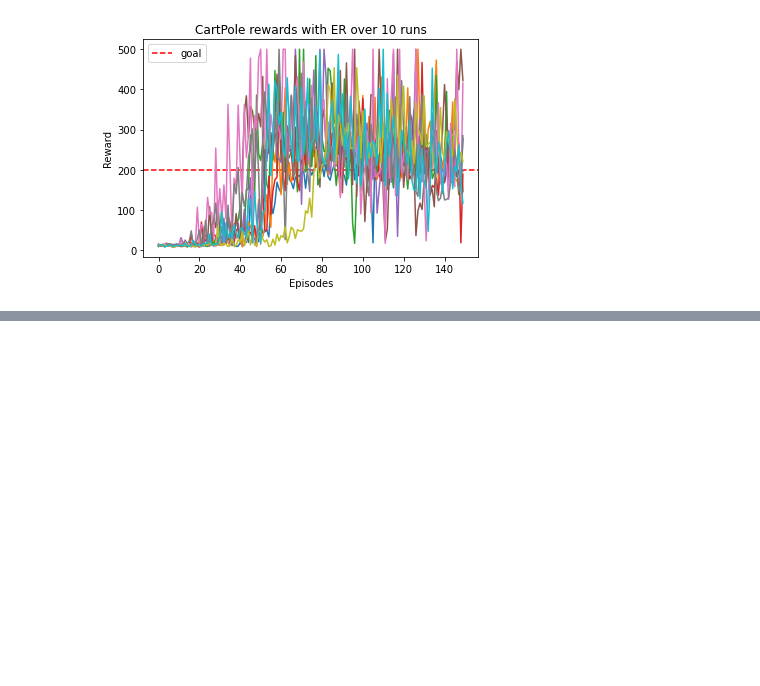
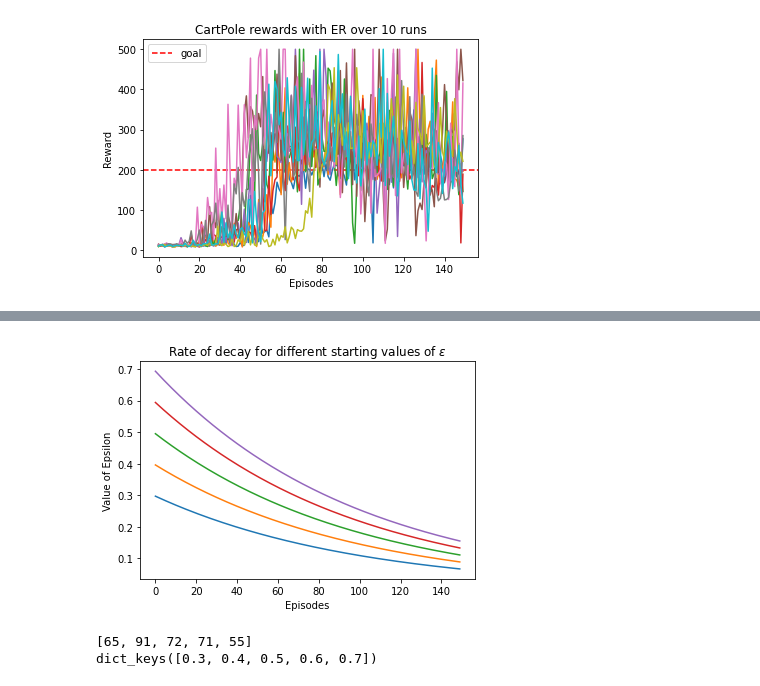
Before and after one commit to Dylan-Trollope/MSCDissertation, a Jupyter notebook: CartPole/ExoerienceReplay.ipynb, the cells around one changed output, grey strips where cells are left out. Cells and saved outputs as stored; diff of their text form; code cells hidden in the pictures; blank space fills up the shorter version.

```diff
--- a/CartPole/ExoerienceReplay.ipynb
+++ b/CartPole/ExoerienceReplay.ipynb
@@ -193,9 +192,10 @@ acheiveds = {}
 for epsilon in [0.3, 0.4, 0.5, 0.6, 0.7]:
     print(epsilon)
     model = ER(obs_dim, action_dim, lr)
-    _, achieved, epsilons = train(env, model, episodes, gamma, epsilon, decay, 10)
-
-    # acheiveds[epsilon] = (achieved, epsilons)
+    _, achieved, epsilons, exp = train(env, model, episodes, gamma, epsilon, decay, 10)
+    explore = exp.count("explore")
+    exploit = exp.count("exploit")
+    acheiveds[epsilon] = (achieved, epsilons, explore, exploit)
 %store acheiveds
 print(acheiveds)
 # %% [output]
@@ -204,0 +219,26 @@ TypeError: cannot unpack non-iterable float object
+# %%
+x = range(len(acheiveds))
+y = []
+bar = []
+exp = []
+for key in acheiveds.keys():
+    y.append(acheiveds[key][1])
+    bar.append(acheiveds[key][0])
+    exp.append((acheiveds[key][2], acheiveds[key][3]))
+
+
+for i in range(len(y)):
+    plt.plot(y[i])
+
+plt.xlabel("Episodes")
+plt.ylabel("Value of Epsilon")
+plt.title("Rate of decay for different starting values of $\epsilon$")
+plt.show()
+# %% [output]
+[figure, added]
+# %%
+print(bar)
+print(acheiveds.keys())
+# %% [output]
+[65, 91, 72, 71, 55]
+dict_keys([0.3, 0.4, 0.5, 0.6, 0.7])
```
Also changed, not shown: parts of 12 cells of this notebook, 5 other files.
